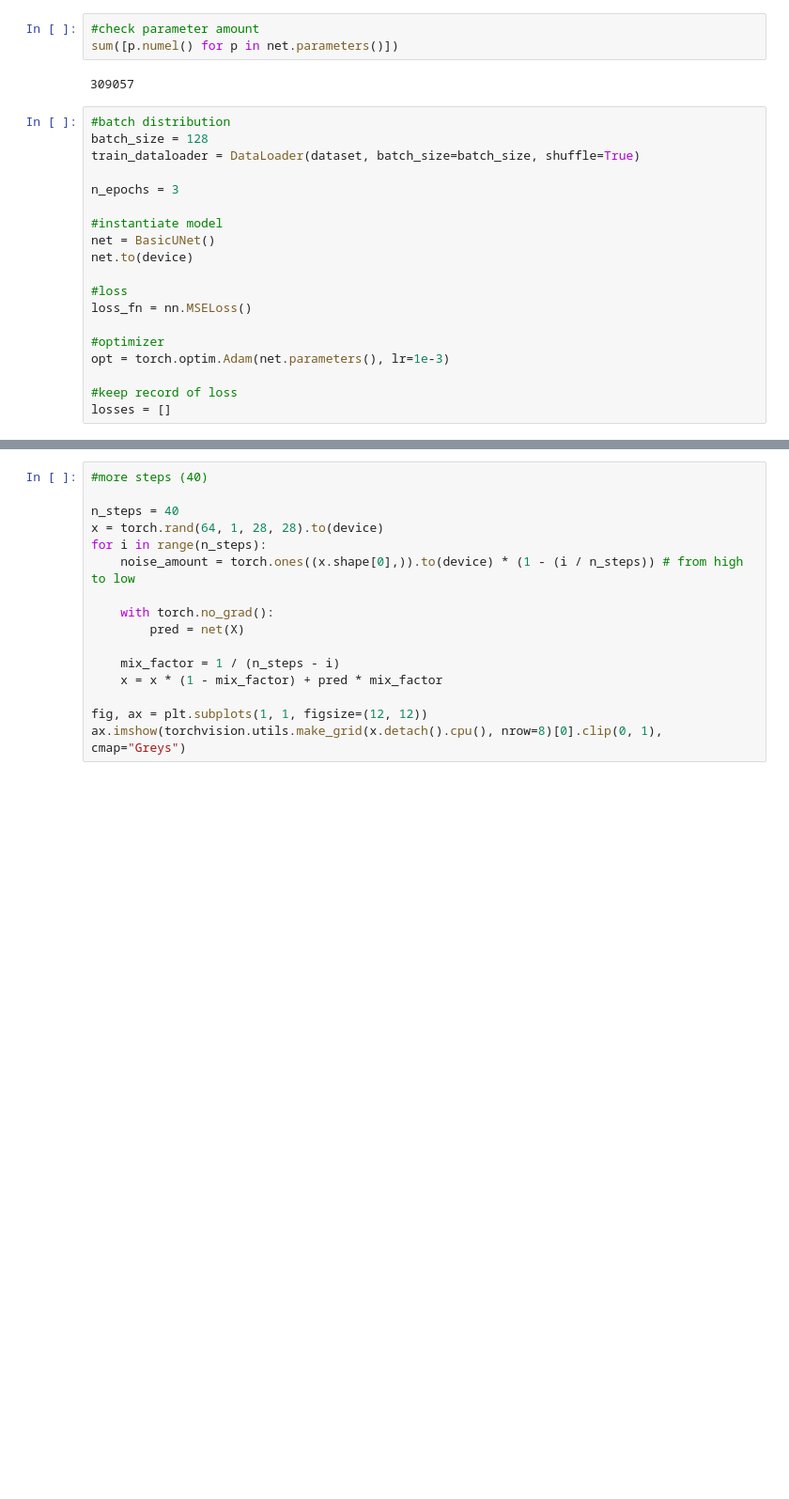
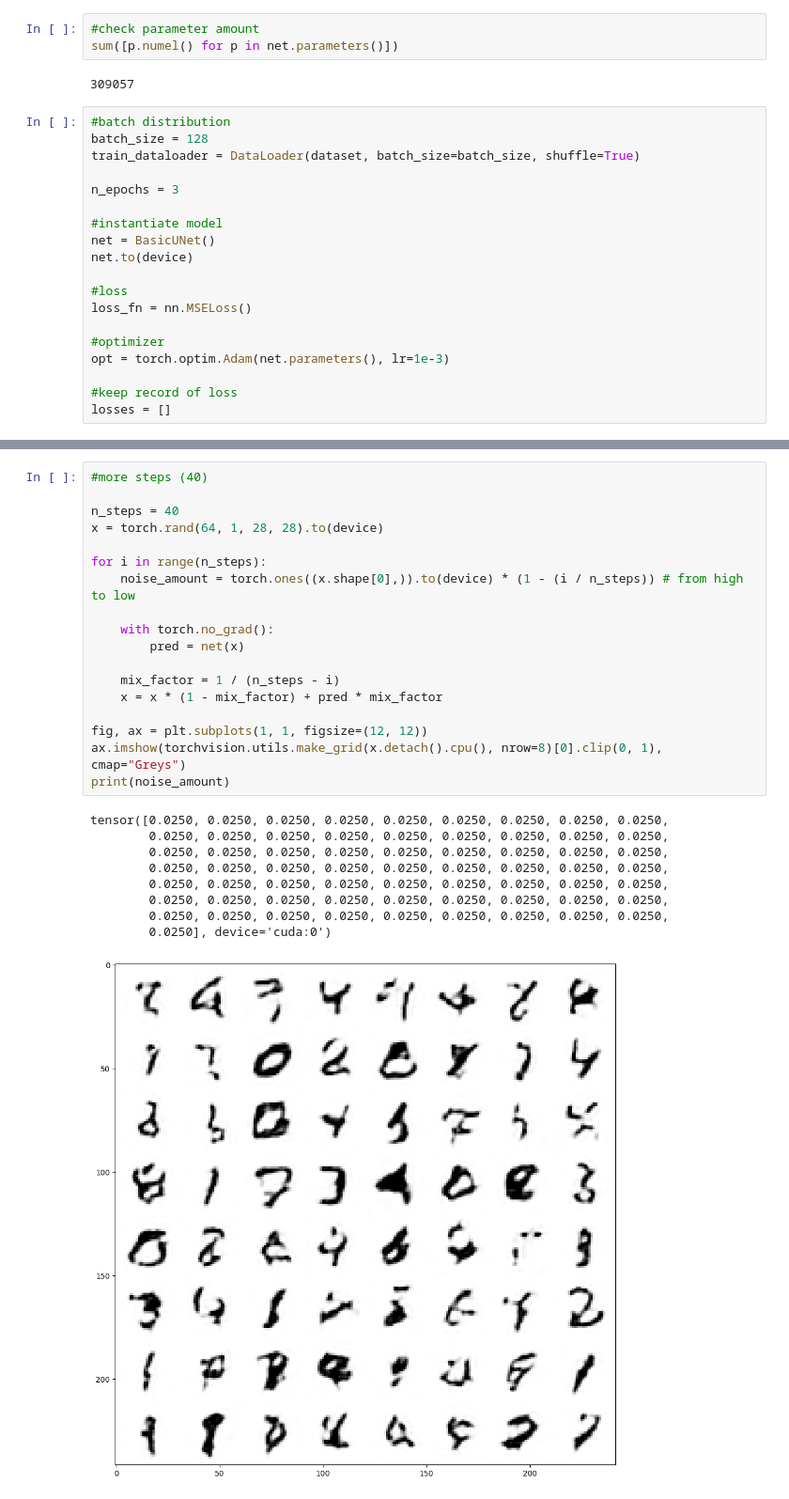
Before and after one commit to teohyc/hugging-face, a Jupyter notebook: mnist_basic_diffuser.ipynb, the cells around one changed output, grey strips where cells are left out. Shown at 94% size. Cells and saved outputs as stored; diff of their text form; blank space fills up the shorter version.

```diff
--- a/mnist_basic_diffuser.ipynb
+++ b/mnist_basic_diffuser.ipynb
@@ -232,16 +225,28 @@ for i in range(n_steps):
 # %%
 #more steps (40)
 
 n_steps = 40
 x = torch.rand(64, 1, 28, 28).to(device)
+
 for i in range(n_steps):
     noise_amount = torch.ones((x.shape[0],)).to(device) * (1 - (i / n_steps)) # from high to low
 
     with torch.no_grad():
-        pred = net(X)
+        pred = net(x)
 
     mix_factor = 1 / (n_steps - i)
     x = x * (1 - mix_factor) + pred * mix_factor
 
 fig, ax = plt.subplots(1, 1, figsize=(12, 12))
 ax.imshow(torchvision.utils.make_grid(x.detach().cpu(), nrow=8)[0].clip(0, 1), cmap="Greys")
+print(noise_amount)
+# %% [output]
+tensor([0.0250, 0.0250, 0.0250, 0.0250, 0.0250, 0.0250, 0.0250, 0.0250, 0.0250,
+        0.0250, 0.0250, 0.0250, 0.0250, 0.0250, 0.0250, 0.0250, 0.0250, 0.0250,
+        0.0250, 0.0250, 0.0250, 0.0250, 0.0250, 0.0250, 0.0250, 0.0250, 0.0250,
+        0.0250, 0.0250, 0.0250, 0.0250, 0.0250, 0.0250, 0.0250, 0.0250, 0.0250,
+        0.0250, 0.0250, 0.0250, 0.0250, 0.0250, 0.0250, 0.0250, 0.0250, 0.0250,
+        0.0250, 0.0250, 0.0250, 0.0250, 0.0250, 0.0250, 0.0250, 0.0250, 0.0250,
+        0.0250, 0.0250, 0.0250, 0.0250, 0.0250, 0.0250, 0.0250, 0.0250, 0.0250,
+        0.0250], device='cuda:0')
+[figure, added]
```
Also changed, not shown: parts of 6 cells of this notebook, 4 other files.
